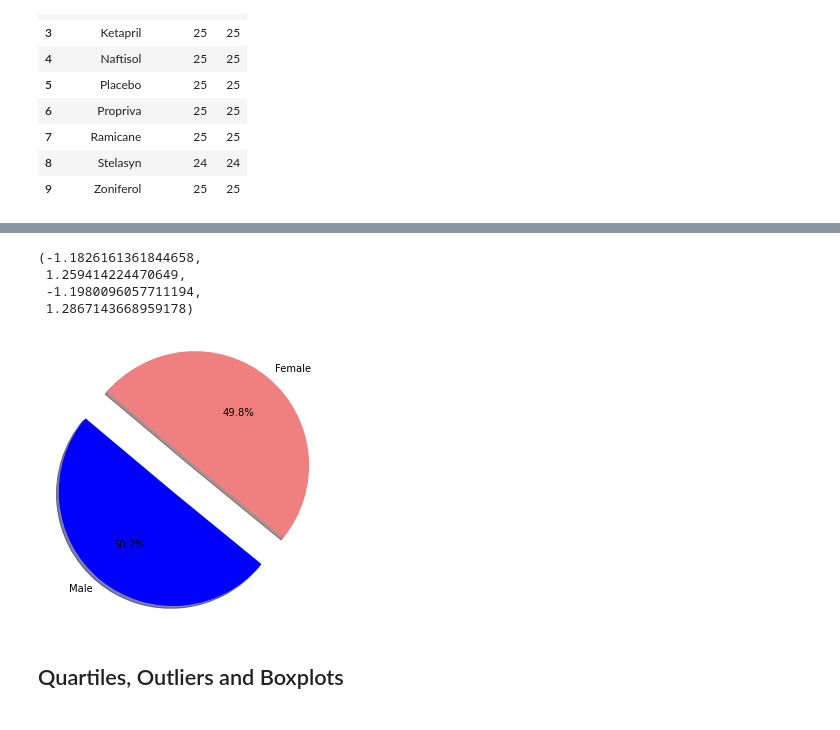
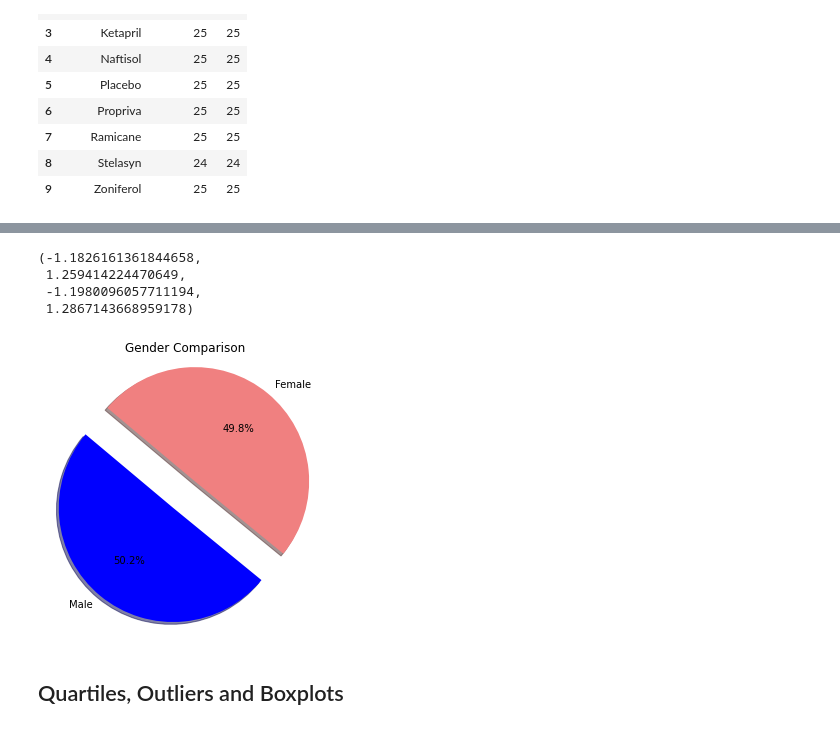
Before and after one commit to citizendez/Matplotlib_Challenge, a Jupyter notebook: 01-Case-Assignment/Instructions/Pymaceuticals/pymaceuticals_starter.ipynb, the cells around one changed output, grey strips where cells are left out. Cells and saved outputs as stored; diff of their text form; code cells hidden in the pictures.

```diff
--- a/01-Case-Assignment/Instructions/Pymaceuticals/pymaceuticals_starter.ipynb
+++ b/01-Case-Assignment/Instructions/Pymaceuticals/pymaceuticals_starter.ipynb
@@ -184,28 +193,29 @@ gen_series.plot.pie(labels=['Male','Female'], colors=['b', 'r'], autopct='%.2f',
 # %%
 # Generate a pie plot showing the distribution of female versus male mice using pyplot
 labels = ["Male", "Female"]
 
 # The values of each section of the pie chart
 sizes = [male_count, female_count]
 
 # The colors of each section of the pie chart
 colors = ["blue", "lightcoral"]
 
 # Tells matplotlib to seperate the "male" section from the others
 explode = (0.1, 0.2)
 
 # Creates the pie chart based upon the values above
 # Automatically finds the percentages of each part of the pie chart
 plt.figure(figsize=(5,5))
 plt.pie(sizes, explode=explode, labels=labels, colors=colors,
         autopct="%1.1f%%", shadow=True, startangle=140)
+plt.title('Gender Comparison')
 plt.axis("equal")
 # %% [output]
 (-1.1826161361844658,
  1.259414224470649,
  -1.1980096057711194,
  1.2867143668959178)
-[figure, old version]
+[figure, new version]
 # %% [markdown]
 ## Quartiles, Outliers and Boxplots
 # %%
```
Also changed, not shown: parts of 22 cells of this notebook, 1 other file.
